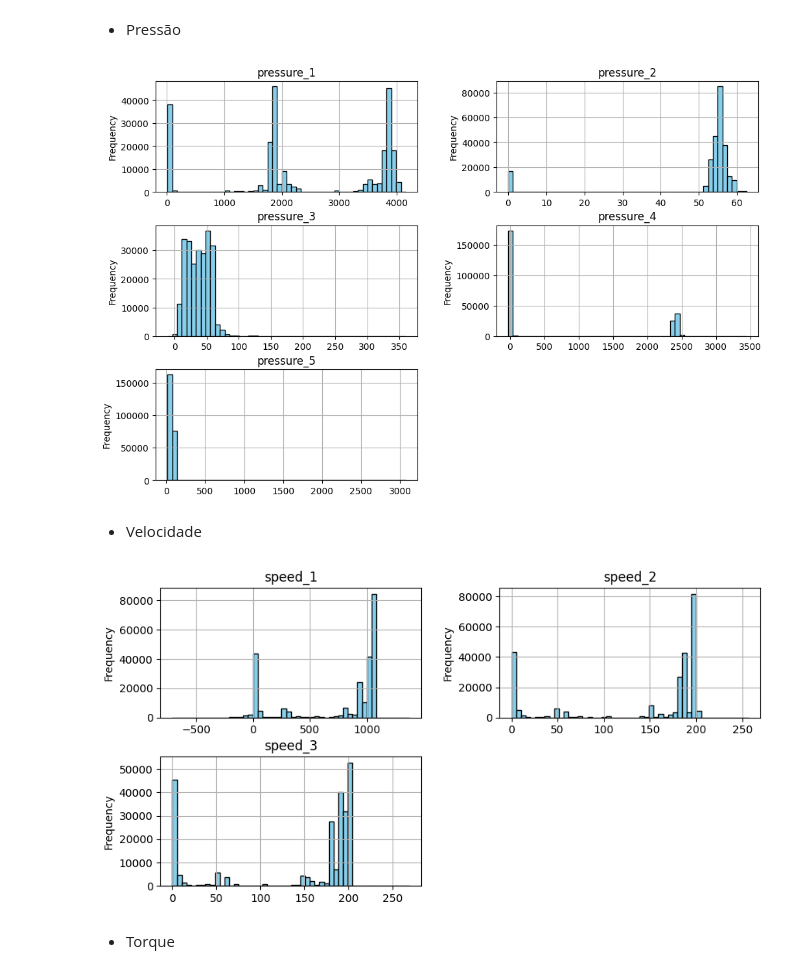
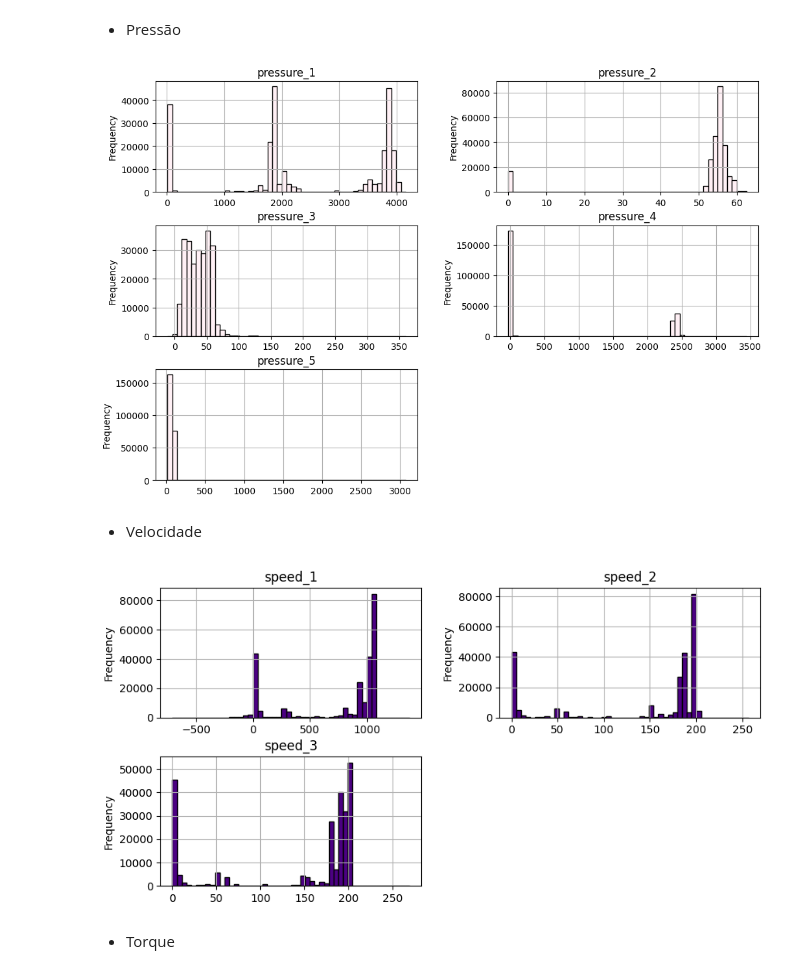
Before and after one commit to CesarSotnas/Analise_Tecnica_RIO_Analytics, a Jupyter notebook: analise_exploratoria.ipynb, the cells around one changed output. Cells and saved outputs as stored; diff of their text form; code cells hidden in the pictures.

```diff
--- a/analise_exploratoria.ipynb
+++ b/analise_exploratoria.ipynb
@@ -100,7 +102,7 @@ display(df_torque.sample(5))
 # %% [markdown]
 * Temperaturas
 # %%
-axes = df_temperaturas.hist(figsize = (15, 9), bins = 50, color = 'skyblue', edgecolor = 'black')
+axes = df_temperaturas.hist(figsize = (15, 9), bins = 50, color = 'mediumturquoise', edgecolor = 'black')
 
 for ax in axes.flatten():
     ax.set_ylabel('Frequency')
@@ -111,25 +113,25 @@ plt.show()
 # %% [markdown]
 * Pressão
 # %%
-axes = df_pressure.hist(figsize = (12, 8), bins = 50, color = 'skyblue', edgecolor = 'black')
+axes = df_pressure.hist(figsize = (12, 8), bins = 50, color = 'lavenderblush', edgecolor = 'black')
 
 for ax in axes.flatten():
     ax.set_ylabel('Frequency')
 
 plt.show()
 # %% [output]
-[figure, old version]
+[figure, new version]
 # %% [markdown]
 * Velocidade
 # %%
-axes = df_speed.hist(figsize = (10, 5), bins = 50, color = 'skyblue', edgecolor = 'black')
+axes = df_speed.hist(figsize = (10, 5), bins = 50, color = 'indigo', edgecolor = 'black')
 
 for ax in axes.flatten():
     ax.set_ylabel('Frequency')
 
 plt.show()
 # %% [output]
-[figure, old version]
+[figure, new version]
 # %% [markdown]
 * Torque
 # %%
```
Also changed, not shown: parts of 6 cells of this notebook, 1 other file.
